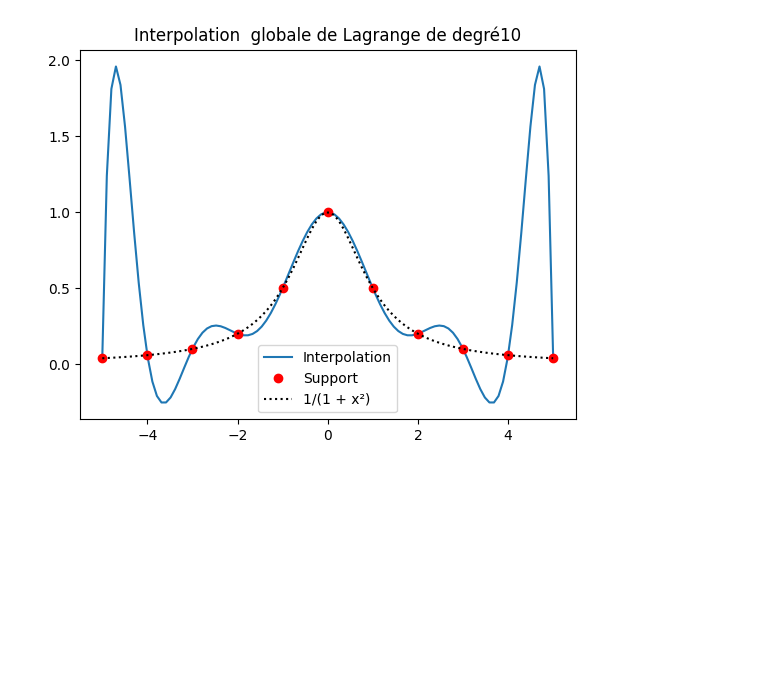
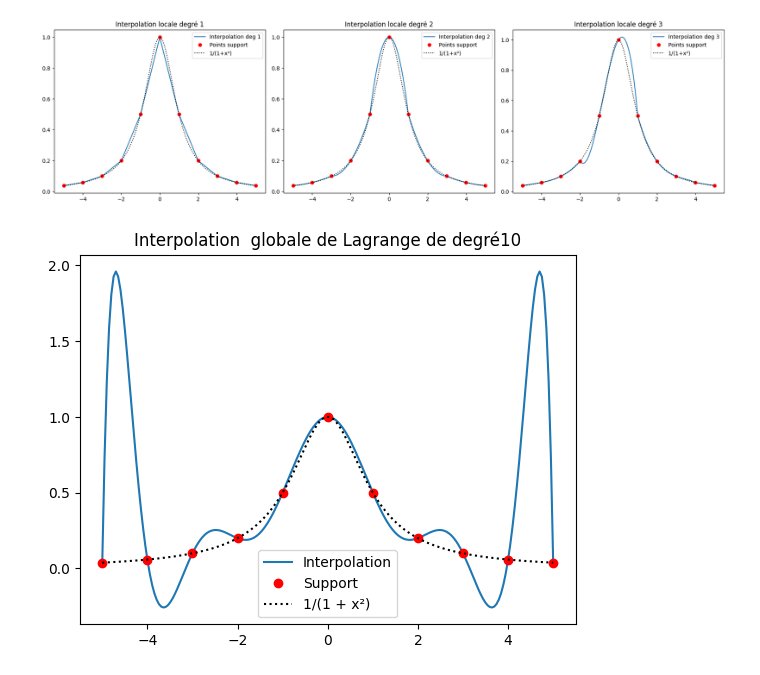
Before and after one commit to flotare/CAN, a Jupyter notebook: src/CAN/cours/interpolation_lagrange/interpolation_lagrange.ipynb, the cells around one changed output. Drawn from its saved outputs; the diff is of its cells as text; code cells hidden in the pictures; blank space fills up the shorter version.

Commit message:
lagrange to merge

```diff
--- a/src/CAN/cours/interpolation_lagrange/interpolation_lagrange.ipynb
+++ b/src/CAN/cours/interpolation_lagrange/interpolation_lagrange.ipynb
@@ -8,9 +8,4 @@ lagrange = Lagrange()
 # %%
 list_x = [(-5 + k) for k in range(11)]
 
-
-def f(x):
-    return 1 / (1 + x**2)
-
-
-list_y = [f(x) for x in list_x]
+list_y = [(lambda x: 1 / (1 + x**2))(x) for x in list_x]
@@ -19 +12,23 @@ P = lagrange.interpolation_lagrange_globale(list_x=list_x, list_y=list_y)
+# %%
+x_vals = np.linspace(-5, 5, 200)
+
+fig, axes = plt.subplots(1, 3, figsize=(18, 5))
+
+degrees = [1, 2, 3]
+
+for i, deg in enumerate(degrees):
+    interp_func = lagrange.interpolation_lagrange_locale(degre=deg, list_x=list_x, list_y=list_y)
+    P = np.vectorize(interp_func)
+    y_interp = P(x_vals)
+
+    axes[i].plot(x_vals, y_interp, label=f"Interpolation deg {deg}")
+    axes[i].plot(list_x, list_y, "ro", label="Points support")
+    axes[i].plot(x_vals, 1/(1 + x_vals**2), "k:", label="1/(1+x²)")
+    axes[i].legend()
+    axes[i].set_title(f"Interpolation locale degré {deg}")
+
+plt.tight_layout()
+plt.show()
+# %% [output]
+[figure, added]
 # %%
```
Also changed, not shown: parts of 3 cells of this notebook, 1 other file.
